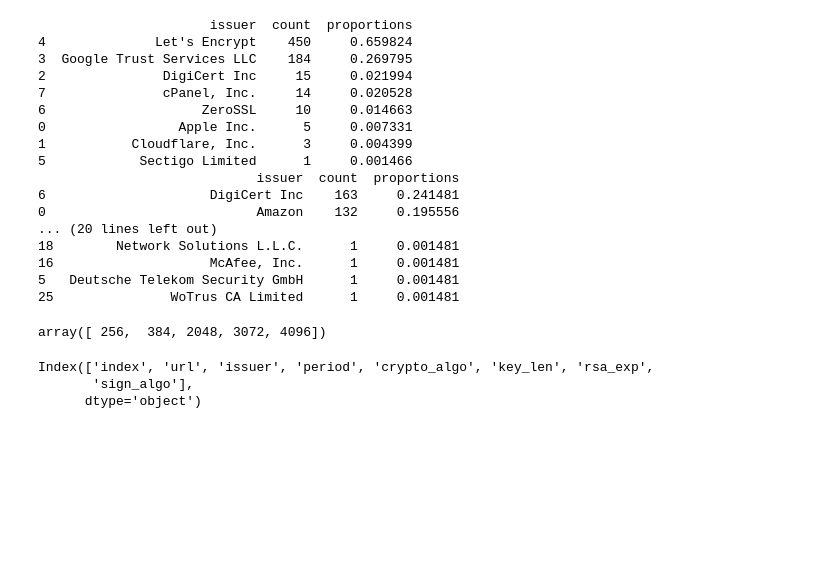
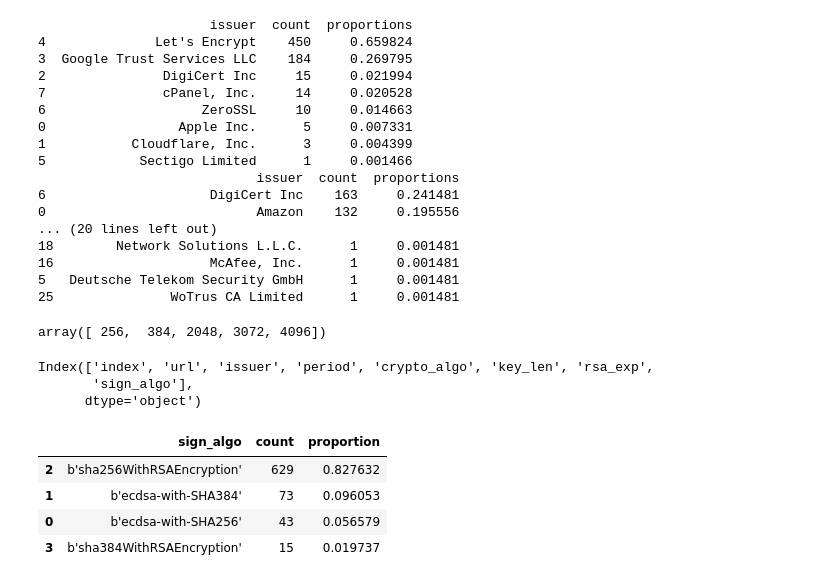
Before and after one commit to Justin08784/cs232-hw4, a Jupyter notebook: data/writeup.ipynb, the cells around one changed output. Cells and saved outputs as stored; diff of their text form; code cells hidden in the pictures; blank space fills up the shorter version.

```diff
--- a/data/writeup.ipynb
+++ b/data/writeup.ipynb
@@ -268,15 +268,22 @@ Index(['index', 'url', 'issuer', 'period', 'crypto_algo', 'key_len', 'rsa_exp',
 # %%
 other_sign = other_q4.groupby(by=["sign_algo"], as_index=False).size().rename(columns={"size":"count"}).sort_values(by="count", ascending=False)
 top_sign = top_q4.groupby(by=["sign_algo"], as_index=False).size().rename(columns={"size":"count"}).sort_values(by="count", ascending=False)
 
 other_sign["proportion"] = other_sign["count"] / other_sign["count"].sum()
 top_sign["proportion"] = top_sign["count"] / top_sign["count"].sum()
 
 # other_keylen.to_clipboard()
 # top_keylen.to_clipboard()
 
 # np.sort(df_q4["rsa_exp"].unique())
 
 # other_exp
 # top_sign.to_clipboard()
 other_sign.to_clipboard()
+other_sign
+# %% [output]
+|  | sign_algo | count | proportion |
+| 2 | b'sha256WithRSAEncryption' | 629 | 0.827632 |
+| 1 | b'ecdsa-with-SHA384' | 73 | 0.096053 |
+| 0 | b'ecdsa-with-SHA256' | 43 | 0.056579 |
+| 3 | b'sha384WithRSAEncryption' | 15 | 0.019737 |
```
Also changed, not shown: 2 other files.
